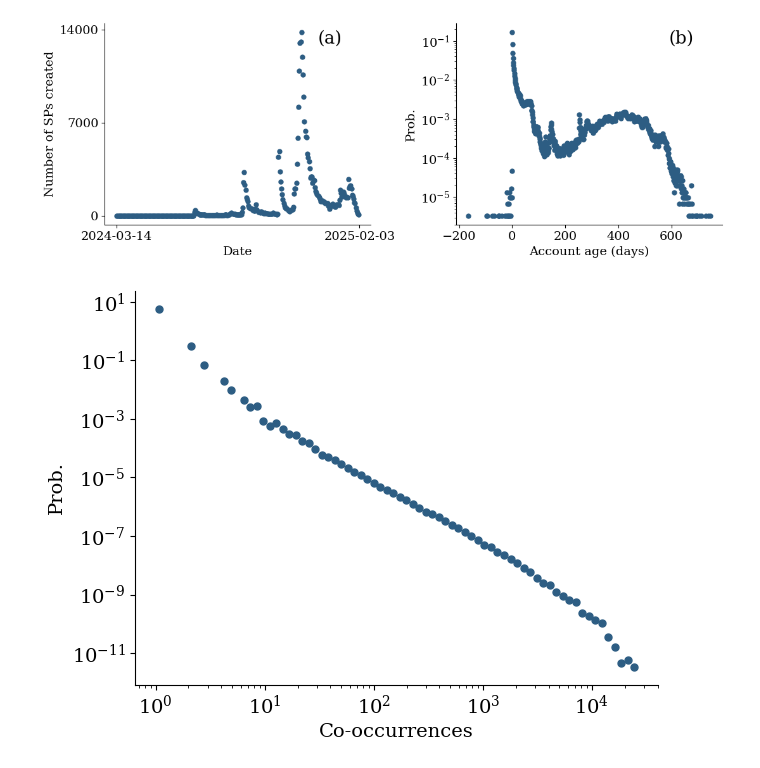
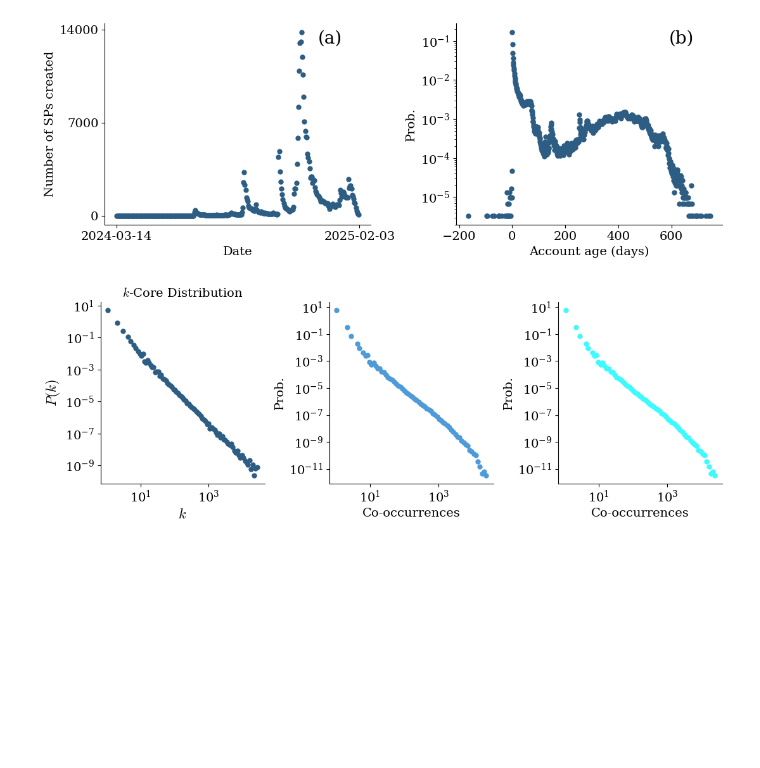
Before and after one commit to nwlandry/a-blue-start, a Jupyter notebook: plot_starterpack_stats.ipynb, the cells around one changed output. Drawn from its saved outputs; the diff is of its cells as text; code cells hidden in the pictures; blank space fills up the shorter version.

Commit message:
update plots

```diff
--- a/plot_starterpack_stats.ipynb
+++ b/plot_starterpack_stats.ipynb
@@ -198,23 +198,51 @@ sns.despine()
 
 plt.tight_layout()
 plt.savefig("figures/sline_graph_stats.pdf", dpi=1000)
+# %%
+cooccurrence_counts = np.loadtxt(
+    "data/starterpack_pair_co-occurrence.csv.gz", dtype=int
+)
+k_core = np.loadtxt("data/starterpack_k-core.csv.gz", dtype=int)
 # %%
-cooccurrence_counts = np.loadtxt("data/pair_cooccurrence.csv.gz", dtype=int)
+min_core = min(k_core)
+max_core = max(k_core)
+num_bins = 100
+bins = np.logspace(np.log10(min_core), np.log10(max_core), num=num_bins)
+
+p1, bin_edges1 = np.histogram(k_core, bins=bins, density=True)
+x1 = np.sqrt(bin_edges1[:-1] * bin_edges1[1:])
+
 
 min_count = min(cooccurrence_counts)
 max_count = max(cooccurrence_counts)
-
 num_bins = 75
 bins = np.logspace(np.log10(min_count), np.log10(max_count), num=num_bins)
 
-p, bin_edges = np.histogram(cooccurrence_counts, bins=bins, density=True)
-bin_centers = np.sqrt(bin_edges[:-1] * bin_edges[1:])
+p2, bin_edges2 = np.histogram(cooccurrence_counts, bins=bins, density=True)
+x2 = np.sqrt(bin_edges2[:-1] * bin_edges2[1:])
-# %%
-plt.figure()
-plt.loglog(bin_centers, p, "o", markersize=5, color=colors[0])
-plt.xlabel('Co-occurrences')
-plt.ylabel('Prob.')
-sns.despine()
-plt.tight_layout()
-# %% [output]
-[figure, removed]
+# %%
+plt.figure(figsize=(11, 4))
+plt.subplot(131)
+
+plt.loglog(x1, p1, "o", markersize=5, color=colors[0])
+
+plt.title(r"$k$-Core Distribution")
+plt.xlabel(r"$k$", fontsize=16)
+plt.ylabel(r"$P(k)$", fontsize=16)
+sns.despine()
+
+plt.subplot(132)
+plt.loglog(x2, p2, "o", markersize=5, color=colors[1])
+plt.xlabel("Co-occurrences")
+plt.ylabel("Prob.")
+sns.despine()
+
+plt.subplot(133)
+plt.loglog(x2, p2, "o", markersize=5, color=colors[3])
+plt.xlabel("Co-occurrences")
+plt.ylabel("Prob.")
+sns.despine()
+
+plt.tight_layout()
+# %% [output]
+[figure, added]
```
Also changed, not shown: 7 other files.
